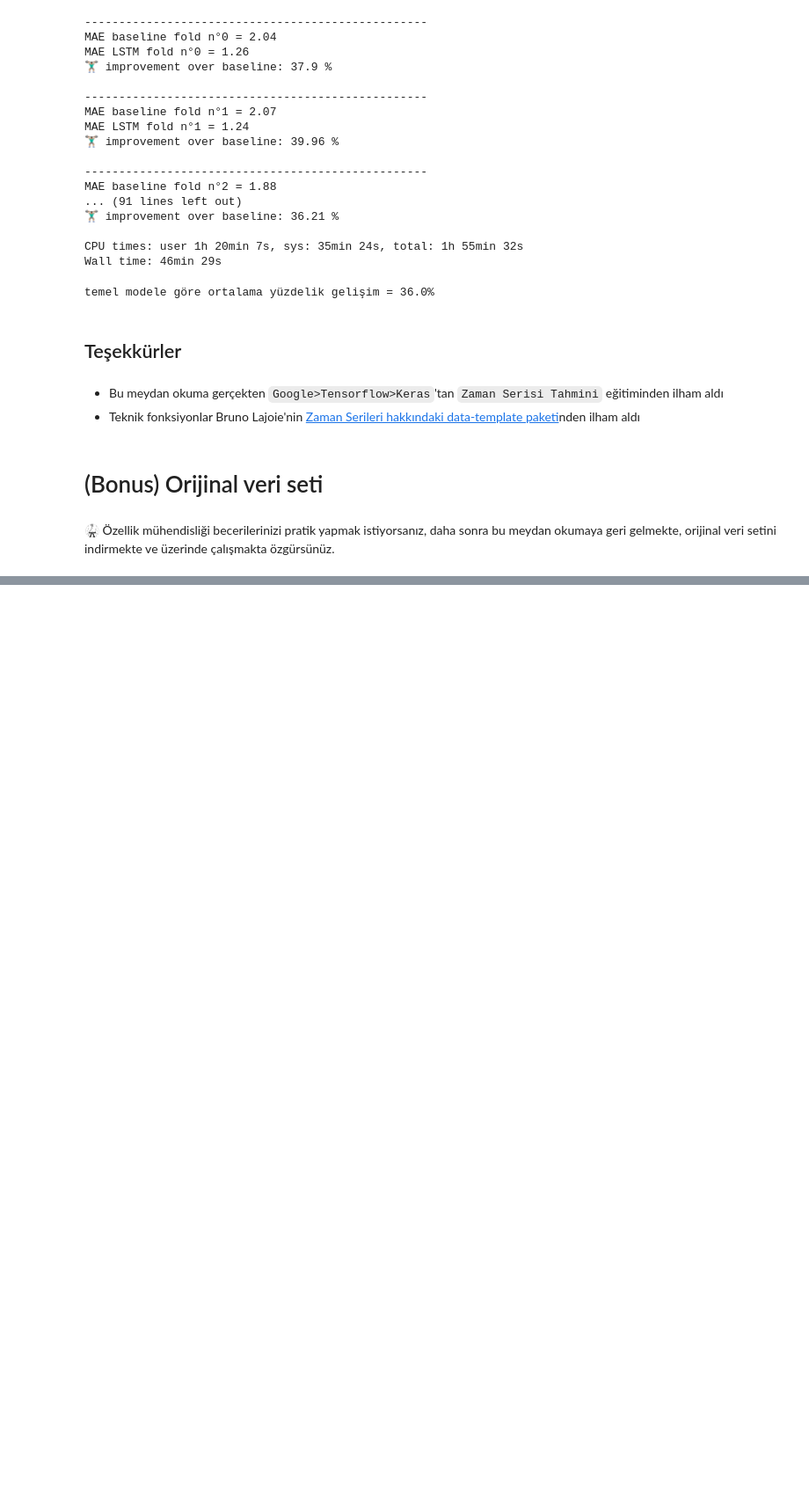
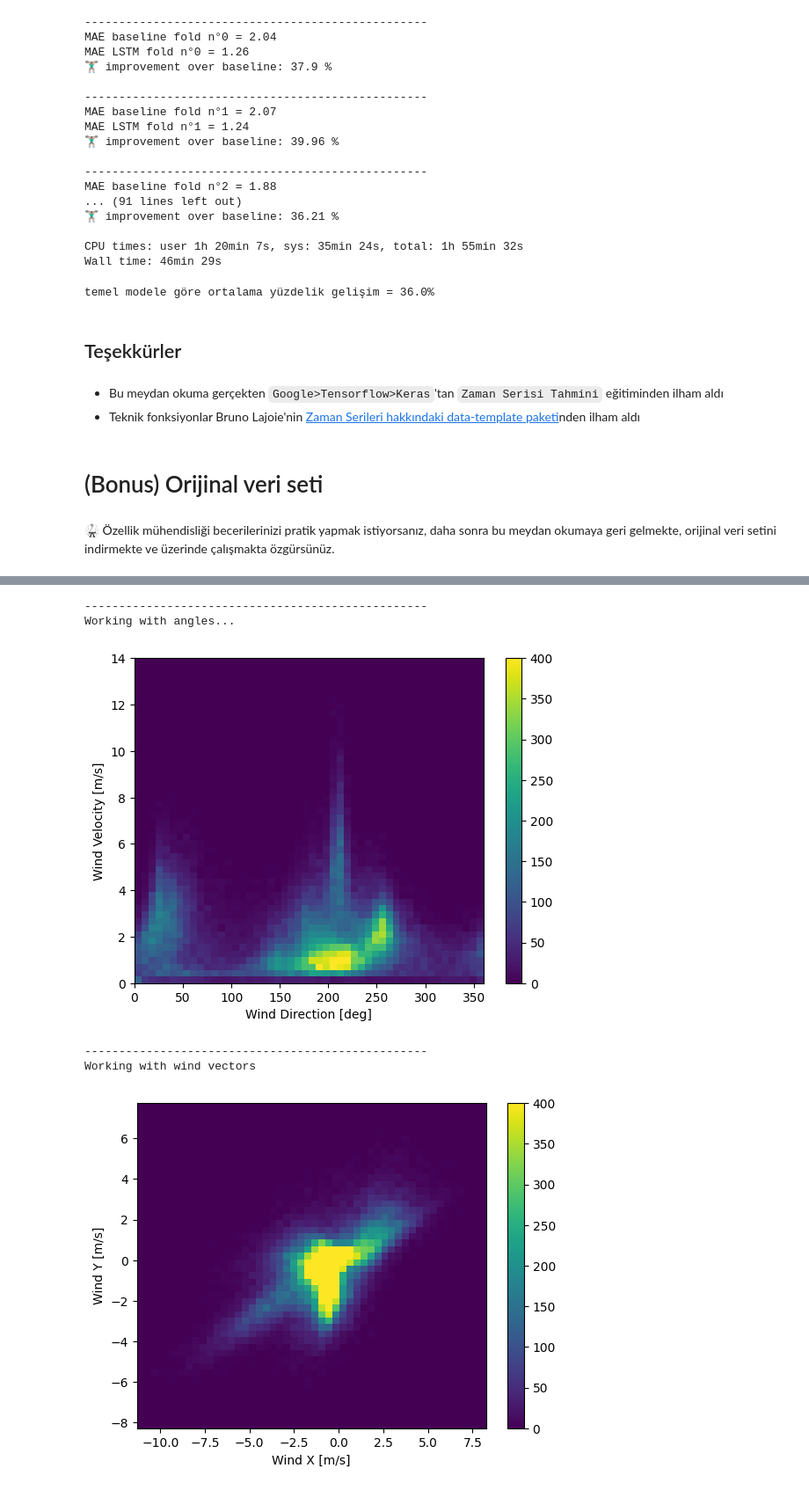
Before and after one commit to adilpoyrazaka/S18D5-S-data-temperature-prediction, a Jupyter notebook: weather_temperature.ipynb, the cells around one changed output, grey strips where cells are left out. Shown at 88% size. Cells and saved outputs as stored; diff of their text form; code cells hidden in the pictures; blank space fills up the shorter version.

Commit message:
Complete bonus: reproduce feature engineering from raw Jena climate data

```diff
--- a/weather_temperature.ipynb
+++ b/weather_temperature.ipynb
@@ -1041,13 +1041,16 @@ temel modele göre ortalama yüzdelik gelişim = 36.0%
 # dataset and try to perform the features engineering   #
 # by yourself                                           #
 #########################################################
-
+import glob
 
 zip_path = tf.keras.utils.get_file(
     origin='https://storage.googleapis.com/tensorflow/tf-keras-datasets/jena_climate_2009_2016.csv.zip',
     fname='jena_climate_2009_2016.csv.zip',
     extract=True)
-csv_path, _ = os.path.splitext(zip_path)
+
+# Keras 3 returns the extraction FOLDER; Keras 2 returned the zip path → handle both
+search_dir = zip_path if os.path.isdir(zip_path) else os.path.dirname(zip_path)
+csv_path = glob.glob(os.path.join(search_dir, '**', 'jena_climate_2009_2016.csv'), recursive=True)[0]
 
 raw = pd.read_csv(csv_path)
 
@@ -1063,4 +1090,5 @@ raw.info()
 # starting from index 5, take every 6th record
 # to get only hourly records
 
-pass  # YOUR CODE HERE
+df = raw[5::6].copy()
+df.shape
@@ -1067,4 +1097,5 @@ pass  # YOUR CODE HERE
 # %%
 # Convert the "Date Time" column to a datetime format
 
-pass  # YOUR CODE HERE
+date_time = pd.to_datetime(df.pop('Date Time'), format='%d.%m.%Y %H:%M:%S')
+date_time.head()
@@ -1075,11 +1129,9 @@ pass  # YOUR CODE HERE
 # %%
 ## Fixing the wv, look at the absurd values and replace them with zero
-
-pass  # YOUR CODE HERE
+df.loc[df['wv (m/s)'] == -9999.0, 'wv (m/s)'] = 0.0
 
 ## Fixing the max wv
-
-pass  # YOUR CODE HERE
+df.loc[df['max. wv (m/s)'] == -9999.0, 'max. wv (m/s)'] = 0.0
 # %%
 # Wind : Wd degrees from 0 to 360 egrees
 # Angles do not make good models inputs because 0 and 360 should be "close"
@@ -1091,38 +1143,47 @@ plt.hist2d(df['wd (deg)'], df['wv (m/s)'],
            bins=(50, 50),
            vmax=400)
 plt.colorbar()
 plt.xlabel('Wind Direction [deg]')
 plt.ylabel('Wind Velocity [m/s]')
 plt.show()
 
 # It is much easier for the model to interpret
 # the wind direction and the wind velocity through a vector
 
 
 # Convert degrees to radians and store the values into wd_rad
-pass  # YOUR CODE HERE
+wv = df.pop('wv (m/s)')
+max_wv = df.pop('max. wv (m/s)')
+wd_rad = df.pop('wd (deg)') * np.pi / 180
 
 # Calculate the wind x and y components and store them in two new columns
-# `Wx` and `Wy`
-pass  # YOUR CODE HERE
+df['Wx'] = wv * np.cos(wd_rad)
+df['Wy'] = wv * np.sin(wd_rad)
 
 # Calculate the max wind x and y components and store them in two new columns
-# `max Wx` and `max Wy`
-pass  # YOUR CODE HERE
+df['max Wx'] = max_wv * np.cos(wd_rad)
+df['max Wy'] = max_wv * np.sin(wd_rad)
 
 print('-'*50)
 print("Working with wind vectors")
 
 plt.hist2d(df['Wx'], df['Wy'],
            bins=(50, 50), vmax=400)
 plt.colorbar()
 plt.xlabel('Wind X [m/s]')
 plt.ylabel('Wind Y [m/s]')
 ax = plt.gca()
 ax.axis('tight')
 plt.show()
 
 # $CHALLENGIFY_END
+# %% [output]
+--------------------------------------------------
+Working with angles...
+[figure, added]
+--------------------------------------------------
+Working with wind vectors
+[figure, added]
 # %%
 # Similarly to the wind direction, the time in seconds is not a useful model input
 # The weather dataset has clear daily and yearly periodicities
```
Also changed, not shown: parts of 8 cells of this notebook.
